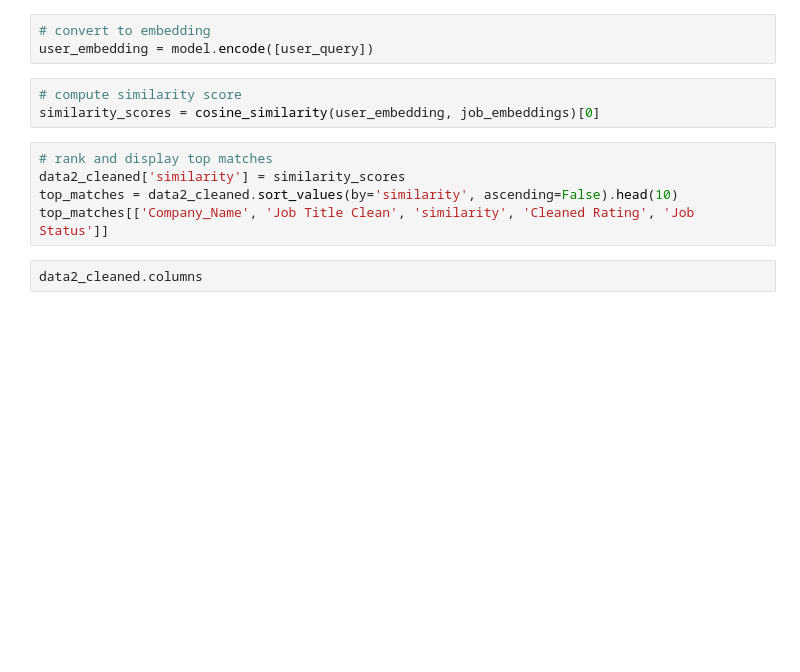
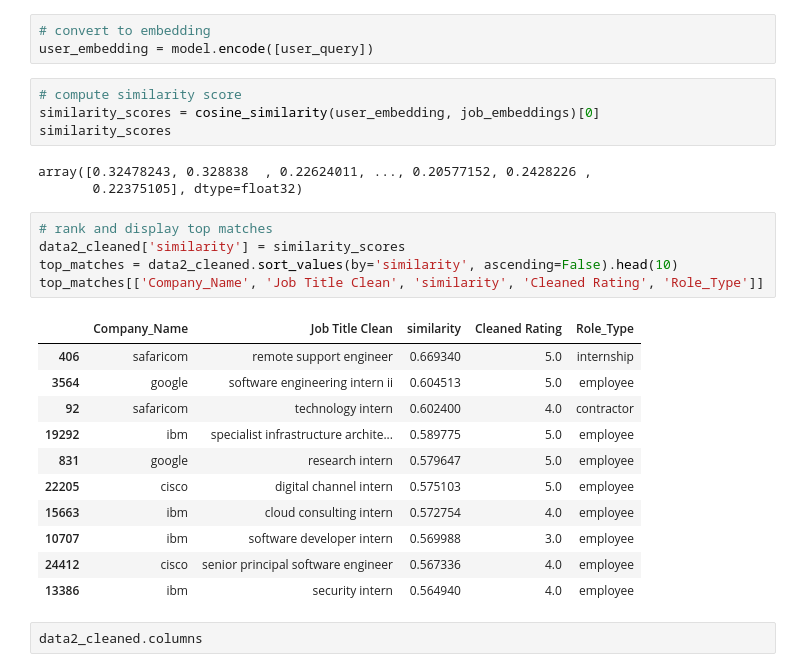
Before and after one commit to Brian342/mergeDataset, a Jupyter notebook: Reviews Project.ipynb, the cells around one changed output. Saved outputs shown, nothing was run; the diff lists cells and outputs as text; blank space fills up the shorter version.

```diff
--- a/Reviews Project.ipynb
+++ b/Reviews Project.ipynb
@@ -353,11 +353,27 @@ user_embedding = model.encode([user_query])
 # %%
 # compute similarity score
 similarity_scores = cosine_similarity(user_embedding, job_embeddings)[0]
+similarity_scores
+# %% [output]
+array([0.32478243, 0.328838  , 0.22624011, ..., 0.20577152, 0.2428226 ,
+       0.22375105], dtype=float32)
 # %%
 # rank and display top matches
 data2_cleaned['similarity'] = similarity_scores
 top_matches = data2_cleaned.sort_values(by='similarity', ascending=False).head(10)
-top_matches[['Company_Name', 'Job Title Clean', 'similarity', 'Cleaned Rating', 'Job Status']]
+top_matches[['Company_Name', 'Job Title Clean', 'similarity', 'Cleaned Rating', 'Role_Type']]
+# %% [output]
+|  | Company_Name | Job Title Clean | similarity | Cleaned Rating | Role_Type |
+| 406 | safaricom | remote support engineer | 0.669340 | 5.0 | internship |
+| 3564 | google | software engineering intern ii | 0.604513 | 5.0 | employee |
+| 92 | safaricom | technology intern | 0.602400 | 4.0 | contractor |
+| 19292 | ibm | specialist infrastructure archite... | 0.589775 | 5.0 | employee |
+| 831 | google | research intern | 0.579647 | 5.0 | employee |
+| 22205 | cisco | digital channel intern | 0.575103 | 5.0 | employee |
+| 15663 | ibm | cloud consulting intern | 0.572754 | 4.0 | employee |
+| 10707 | ibm | software developer intern | 0.569988 | 3.0 | employee |
+| 24412 | cisco | senior principal software engineer | 0.567336 | 4.0 | employee |
+| 13386 | ibm | security intern | 0.564940 | 4.0 | employee |
 # %%
 data2_cleaned.columns
 # %% [output]
```
Also changed, not shown: 1 other file.
